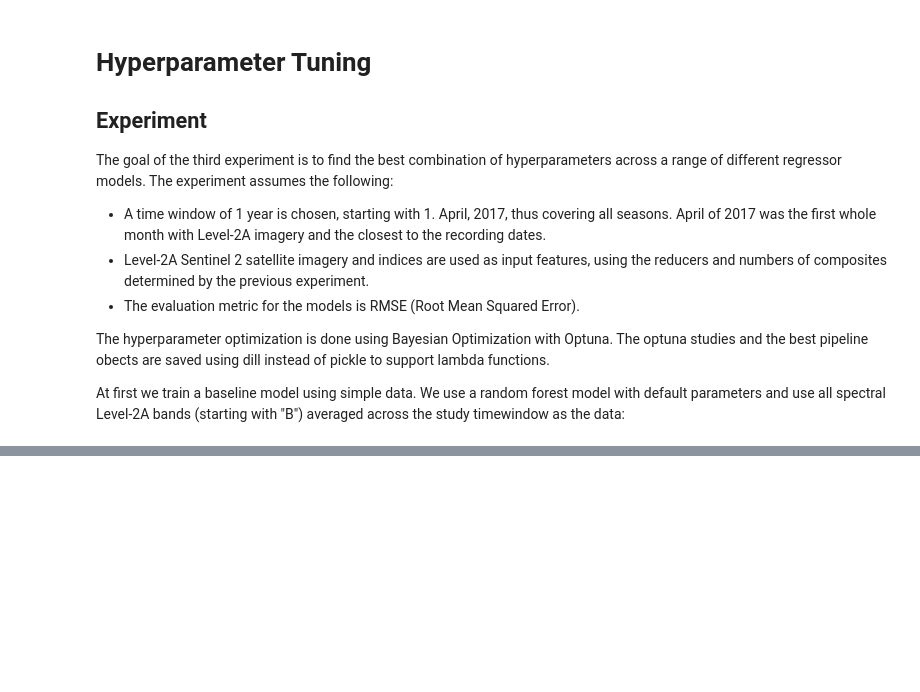
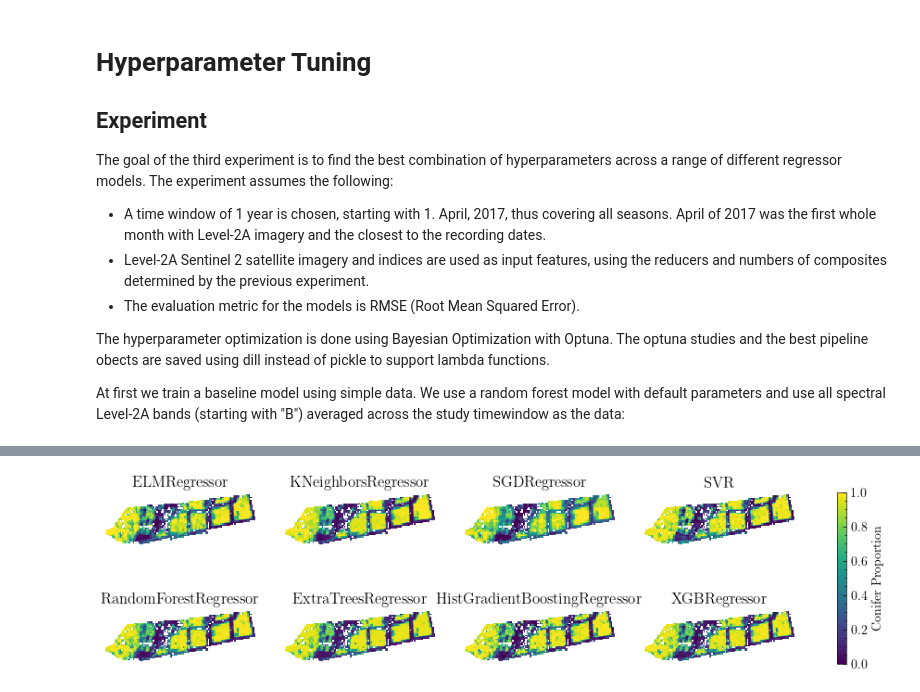
Before and after one commit to Lumcoin/leaf-type-mixture, a Jupyter notebook: notebooks/3-ph-hyperparameter-tuning.ipynb, the cells around one changed output, grey strips where cells are left out. Cells and saved outputs as stored; diff of their text form; code cells hidden in the pictures; blank space fills up the shorter version.

```diff
--- a/notebooks/3-ph-hyperparameter-tuning.ipynb
+++ b/notebooks/3-ph-hyperparameter-tuning.ipynb
@@ -456,0 +486,18 @@ df.sort_values("Root Mean Squared Error")
+# %%
+from ltm.models import cv_predict
+
+fig, axs = plt.subplots(2, 4, figsize=(12, 3))
+fig.colorbar(mappable, ax=axs, label="Conifer Proportion", shrink=0.8)
+
+prediction_rasters = []
+for ax, model in zip(axs.flat, tuned_models):
+    prediction_raster = cv_predict(model, data_path, target_path)
+    prediction_rasters.append(prediction_raster)
+
+    im = ax.imshow(prediction_raster.transpose(1, 2, 0), interpolation="nearest", cmap=cmap, norm=norm)
+    ax.axis("off")
+    ax.set_title(model.steps[-1][1].__class__.__name__)
+
+plt.show()
+# %% [output]
+[figure, added]
```
Also changed, not shown: parts of 35 cells of this notebook, 9 other files.
